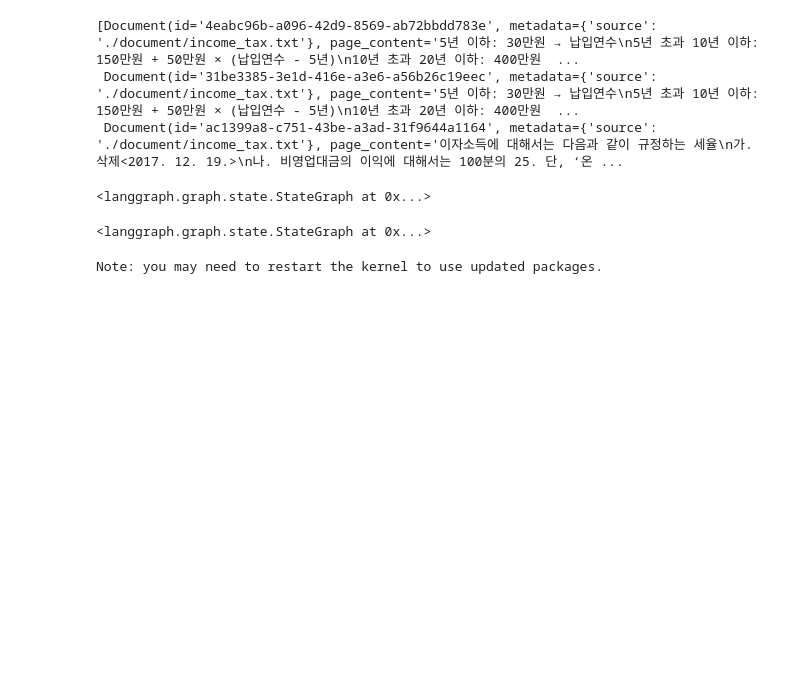
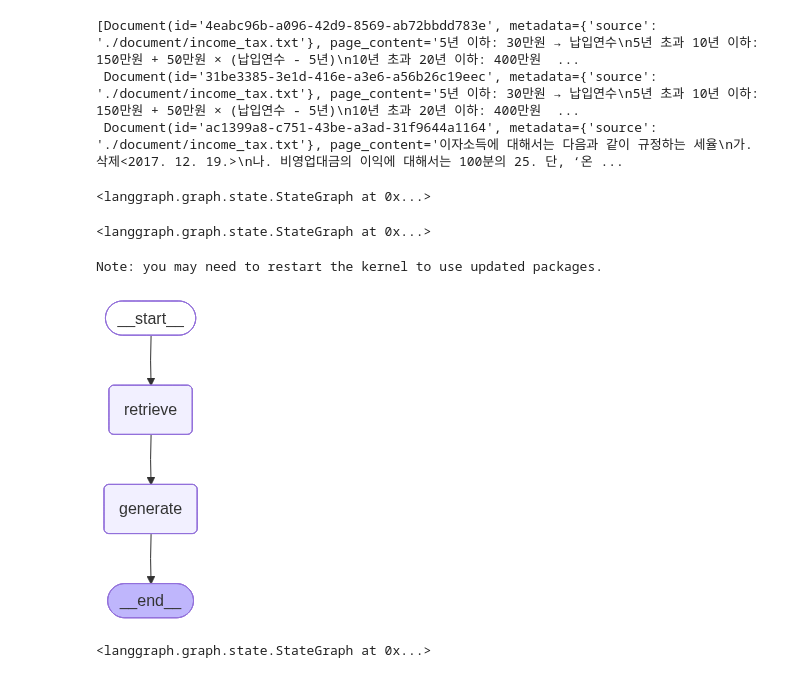
Before and after one commit to nicednjsdud/learn-ai-tools, a Jupyter notebook: langGraph/2. retrieval.ipynb, the cells around one changed output. Drawn from its saved outputs; the diff is of its cells as text; code cells hidden in the pictures; blank space fills up the shorter version.

Commit message:
4. 생성된 답변을 여러번 검증하는 Self-RAG (langgraph)

```diff
--- a/langGraph/2. retrieval.ipynb
+++ b/langGraph/2. retrieval.ipynb
@@ -220,6 +220,9 @@ graph = graph_builder.compile()
 # %% [output]
 Note: you may need to restart the kernel to use updated packages.
 # %%
-from Ipython.display import Image, display
+from IPython.display import Image, display
 
-display(Image(graph.visualize(format='png')))
+png_bytes = graph.get_graph().draw_mermaid_png()
+display(Image(data=png_bytes))
+# %% [output]
+[figure, added]
@@ -225,0 +231,5 @@ display(Image(graph.visualize(format='png')))
+# %%
+sequence_graph_builder.add_edge(START, 'retrieve')
+sequence_graph_builder.add_edge('generate', END)
+# %% [output]
+<langgraph.graph.state.StateGraph at 0x...>
```
Also changed, not shown: parts of 4 cells of this notebook, 2 other files.
